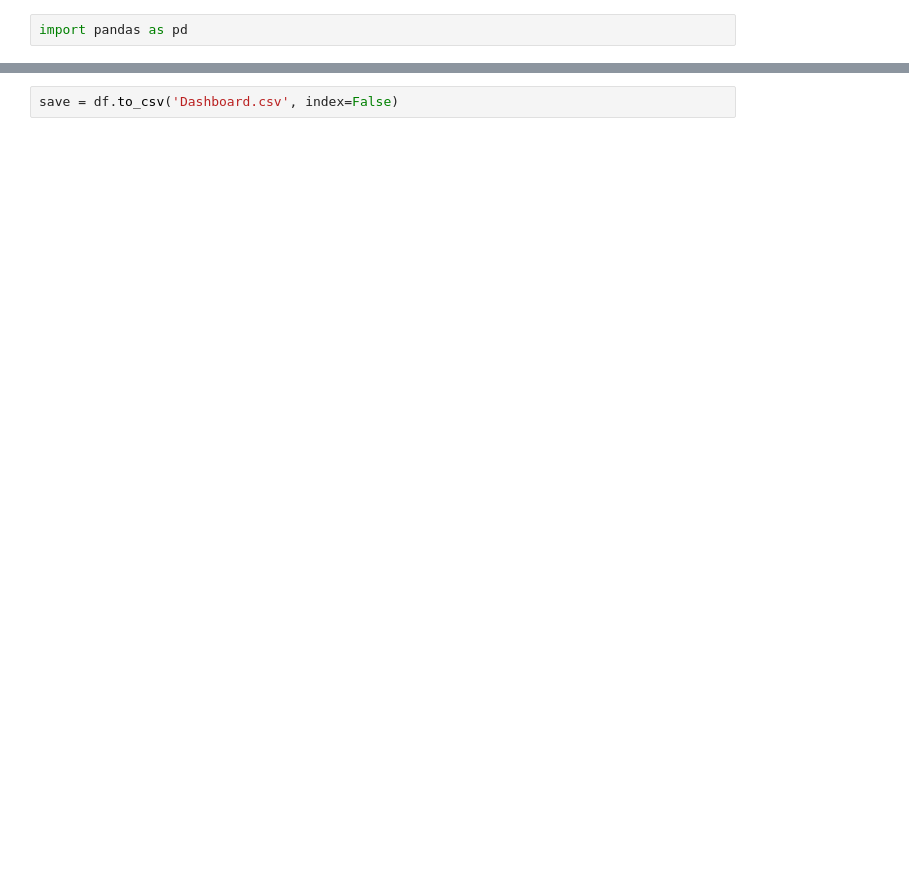
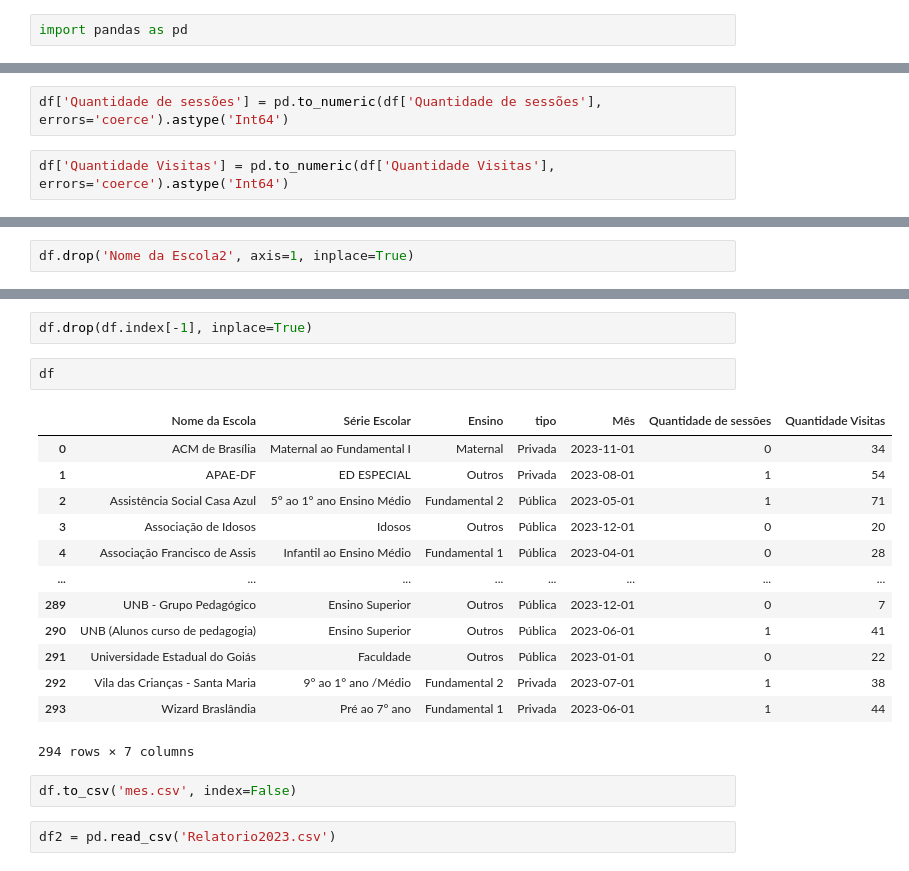
Before and after one commit to iqui27/Dashboard, a Jupyter notebook: teste.ipynb, the cells around one changed output, grey strips where cells are left out. Saved outputs shown, nothing was run; the diff lists cells and outputs as text; blank space fills up the shorter version.

```diff
--- a/teste.ipynb
+++ b/teste.ipynb
@@ -46,0 +141,4 @@ df
+# %%
+df['Quantidade de sessões'] = pd.to_numeric(df['Quantidade de sessões'], errors='coerce').astype('Int64')
+# %%
+df['Quantidade Visitas'] = pd.to_numeric(df['Quantidade Visitas'], errors='coerce').astype('Int64')
@@ -46,0 +173,2 @@ df
+# %%
+df.drop('Nome da Escola2', axis=1, inplace=True)
@@ -47,2 +191,22 @@ df
+# %%
+df.drop(df.index[-1], inplace=True)
+# %%
+df
+# %% [output]
+|  | Nome da Escola | Série Escolar | Ensino | tipo | Mês | Quantidade de sessões | Quantidade Visitas |
+| 0 | ACM de Brasília | Maternal ao Fundamental I | Maternal | Privada | 2023-11-01 | 0 | 34 |
+| 1 | APAE-DF | ED ESPECIAL | Outros | Privada | 2023-08-01 | 1 | 54 |
+| 2 | Assistência Social Casa Azul | 5° ao 1° ano Ensino Médio | Fundamental 2 | Pública | 2023-05-01 | 1 | 71 |
+| 3 | Associação de Idosos | Idosos | Outros | Pública | 2023-12-01 | 0 | 20 |
+| 4 | Associação Francisco de Assis | Infantil ao Ensino Médio | Fundamental 1 | Pública | 2023-04-01 | 0 | 28 |
+| ... | ... | ... | ... | ... | ... | ... | ... |
+| 289 | UNB - Grupo Pedagógico | Ensino Superior | Outros | Pública | 2023-12-01 | 0 | 7 |
+| 290 | UNB (Alunos curso de pedagogia) | Ensino Superior | Outros | Pública | 2023-06-01 | 1 | 41 |
+| 291 | Universidade Estadual do Goiás | Faculdade | Outros | Pública | 2023-01-01 | 0 | 22 |
+| 292 | Vila das Crianças - Santa Maria | 9° ao 1° ano /Médio | Fundamental 2 | Privada | 2023-07-01 | 1 | 38 |
+| 293 | Wizard Braslândia | Pré ao 7° ano | Fundamental 1 | Privada | 2023-06-01 | 1 | 44 |
+294 rows × 7 columns
 # %%
-save = df.to_csv('Dashboard.csv', index=False)
+df.to_csv('mes.csv', index=False)
+# %%
+df2 = pd.read_csv('Relatorio2023.csv')
```
Also changed, not shown: parts of 20 cells of this notebook, 23 other files.
